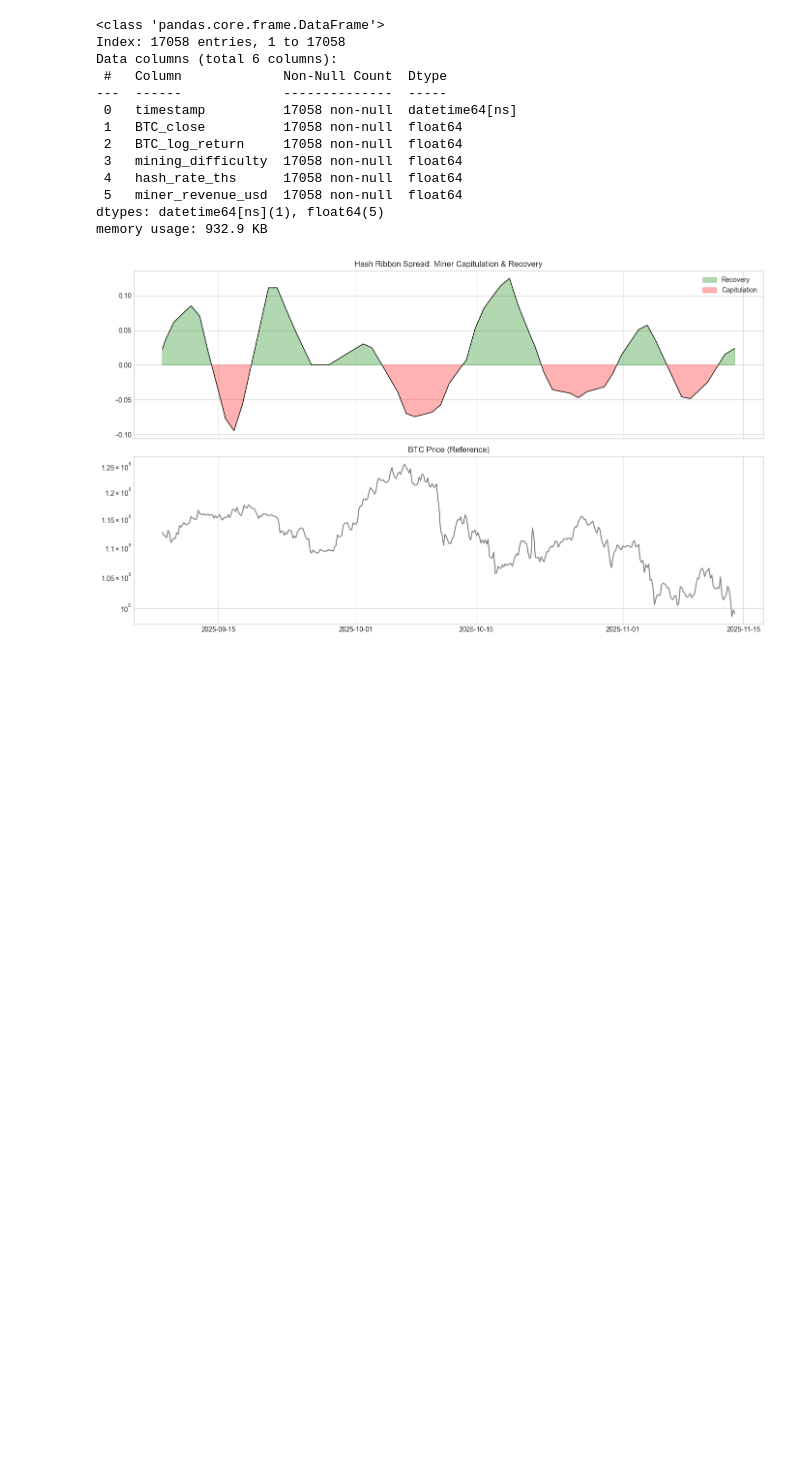
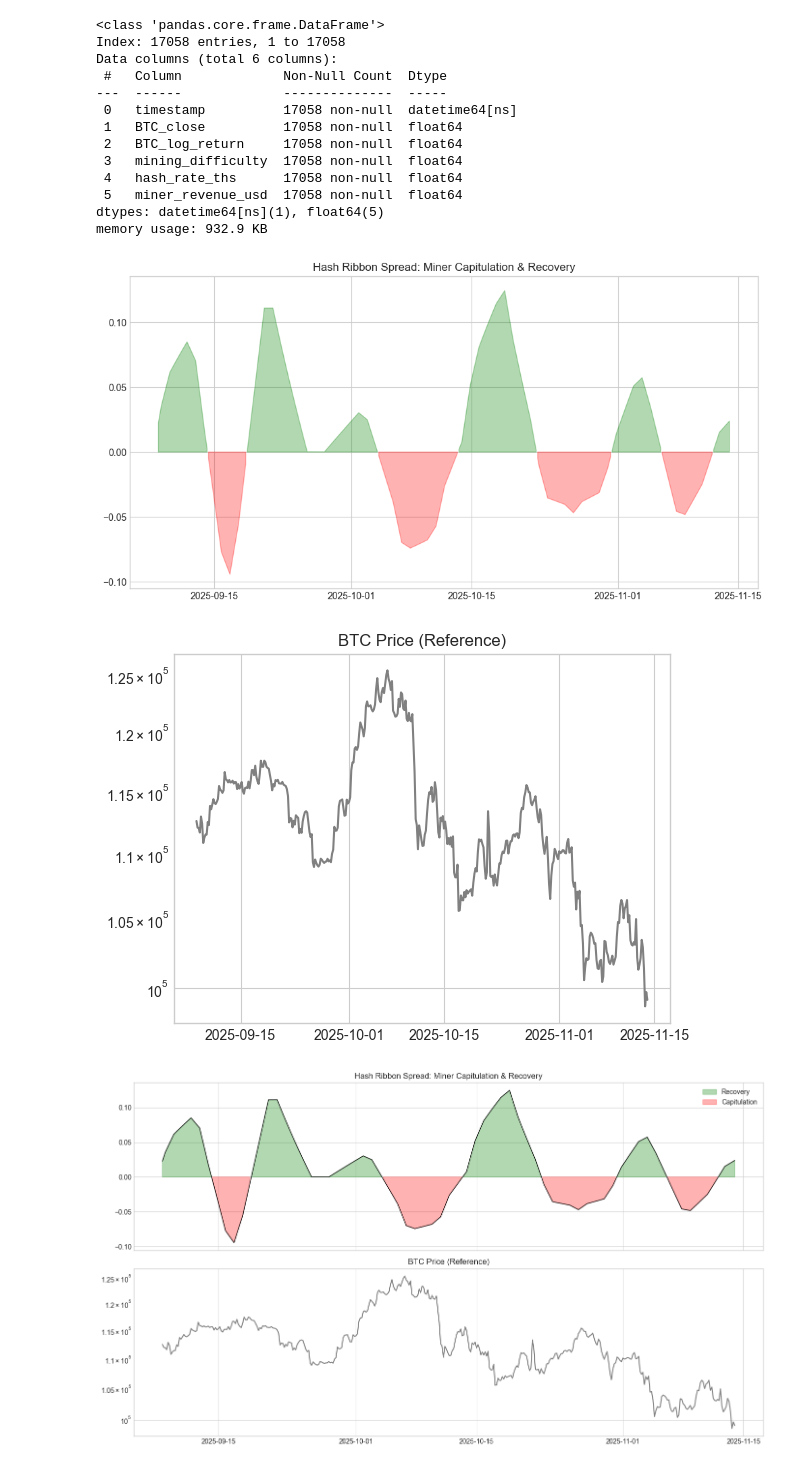
Before and after one commit to hyperformancelabs/crypto-price-forecaster, a Jupyter notebook: processors/feature_engineering.ipynb, the cells around one changed output. Drawn from its saved outputs; the diff is of its cells as text; code cells hidden in the pictures; blank space fills up the shorter version.

```diff
--- a/processors/feature_engineering.ipynb
+++ b/processors/feature_engineering.ipynb
@@ -701,6 +725,31 @@ mining_df['hashprice_change'] = np.log(
 mining_df['diff_change_pct'] = mining_df['mining_difficulty'].pct_change()
 
 mining_df.dropna(inplace=True)
+# %%
+subset = mining_df.iloc[-400:].copy()
+
+plt.figure(figsize=(12, 6))
+plt.fill_between(
+    subset['timestamp'], 0, subset['hash_ribbon_spread'],
+    where=(subset['hash_ribbon_spread'] >= 0),
+    color='green', alpha=0.3, label='Recovery'
+)
+plt.fill_between(
+    subset['timestamp'], 0, subset['hash_ribbon_spread'],
+    where=(subset['hash_ribbon_spread'] < 0),
+    color='red', alpha=0.3, label='Capitulation'
+)
+
+plt.title('Hash Ribbon Spread: Miner Capitulation & Recovery')
+plt.show()
+
+plt.plot(subset['timestamp'], subset['BTC_close'], color='gray')
+plt.yscale('log')
+plt.title('BTC Price (Reference)')
+plt.show()
+# %% [output]
+[figure, added]
+[figure, added]
 # %%
 subset = mining_df.iloc[-400:].copy()
 
```
Also changed, not shown: parts of 3 cells of this notebook, 1 other file.
